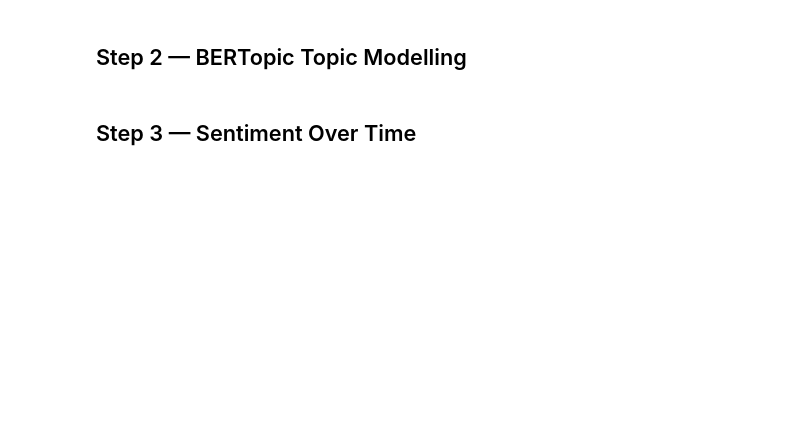
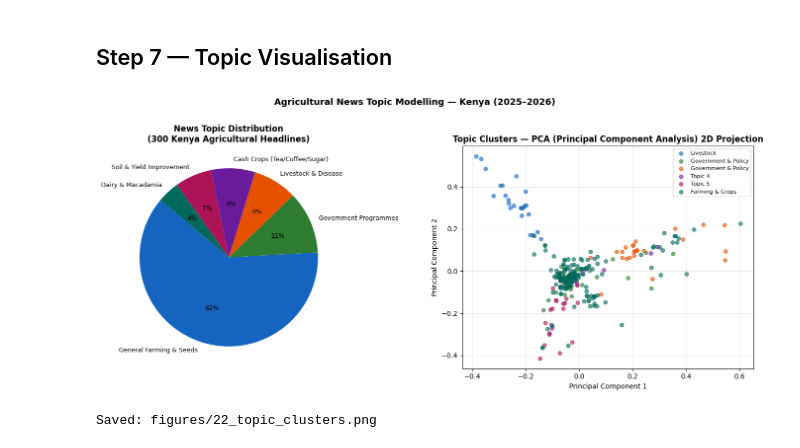
Before and after one commit to EveMichelle/kenya-smart-agriculture, a Jupyter notebook: notebooks/07_nlp_sentiment.ipynb, the cells around one changed output. Drawn from its saved outputs; the diff is of its cells as text; code cells hidden in the pictures; blank space fills up the shorter version.

Commit message:
feat: complete NLP sentiment analysis - VADER scoring and topic modelling on 300 Kenya agricultural headlines

```diff
--- a/notebooks/07_nlp_sentiment.ipynb
+++ b/notebooks/07_nlp_sentiment.ipynb
@@ -73,0 +413,15 @@ except ImportError:
+# %%
+# Better manual topic labels based on actual top terms
+BETTER_LABELS = {
+    0: "Livestock & Disease",
+    1: "Government Programmes",
+    2: "Cash Crops (Tea/Coffee/Sugar)",
+    3: "Dairy & Macadamia",
+    4: "Soil & Yield Improvement",
+    5: "General Farming & Seeds",
+}
+
+news["topic_label"] = news["topic_cluster"].map(BETTER_LABELS)
+
+print("Updated topic distribution:")
+print(news["topic_label"].value_counts().to_string())
@@ -74,2 +437,2 @@ except ImportError:
 # %% [markdown]
-## Step 2 — BERTopic Topic Modelling
+## Step 7 — Topic Visualisation
@@ -105,2 +438,0 @@ except ImportError:
-# %% [markdown]
-## Step 3 — Sentiment Over Time
@@ -137,0 +439,40 @@ if "vader_score" in news.columns:
+# %%
+# Topic distribution pie chart
+topic_counts = news["topic_label"].value_counts()
+
+fig, axes = plt.subplots(1, 2, figsize=(14, 6))
+
+# Pie chart
+colours = ["#1565C0","#2E7D32","#E65100","#6A1B9A","#AD1457","#00695C"]
+axes[0].pie(topic_counts.values, labels=topic_counts.index,
+            colors=colours, autopct="%1.0f%%", startangle=140,
+            textprops={"fontsize": 9})
+axes[0].set_title("News Topic Distribution\n(300 Kenya Agricultural Headlines)",
+                  fontsize=12, fontweight="bold")
+
+# PCA (Principal Component Analysis) scatter — topics in 2D
+pca = PCA(n_components=2, random_state=42)
+X_2d = pca.fit_transform(X_tfidf.toarray())
+
+for cluster_id, label in topic_labels.items():
+    mask = news["topic_cluster"] == cluster_id
+    axes[1].scatter(X_2d[mask, 0], X_2d[mask, 1],
+                    label=label, alpha=0.6, s=30,
+                    color=colours[cluster_id])
+
+axes[1].set_title("Topic Clusters — PCA (Principal Component Analysis) 2D Projection",
+                  fontsize=12, fontweight="bold")
+axes[1].set_xlabel("Principal Component 1")
+axes[1].set_ylabel("Principal Component 2")
+axes[1].legend(fontsize=8, loc="best")
+axes[1].grid(alpha=0.3)
+
+plt.suptitle("Agricultural News Topic Modelling — Kenya (2025–2026)",
+             fontsize=13, fontweight="bold", y=1.01)
+plt.tight_layout()
+plt.savefig("figures/22_topic_clusters.png", dpi=150, bbox_inches="tight")
+plt.show()
+print("Saved: figures/22_topic_clusters.png")
+# %% [output]
+[figure, added]
+Saved: figures/22_topic_clusters.png
```
Also changed, not shown: parts of 32 cells of this notebook.
